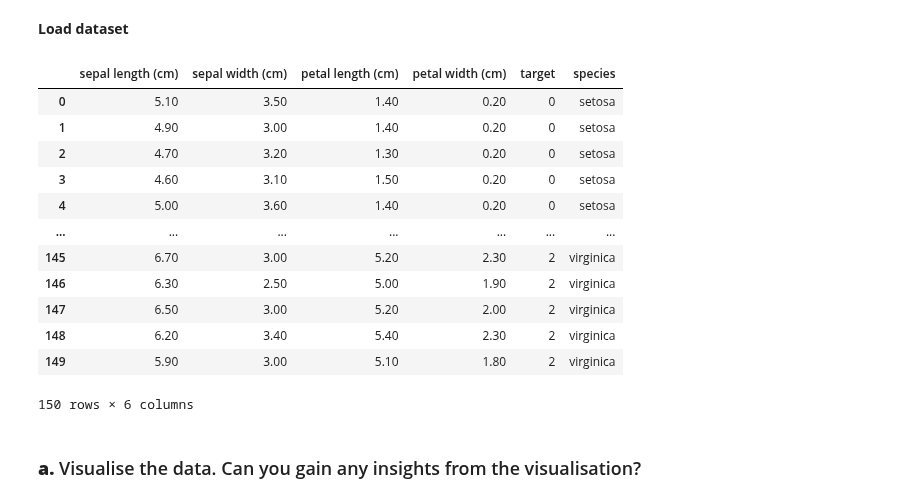
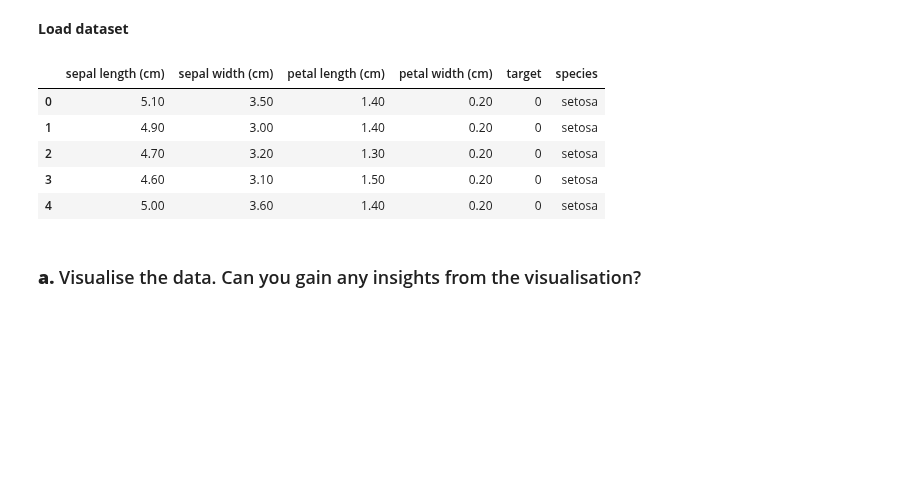
Before and after one commit to chenbin234/DAT405-DIT407-Introduction-to-data-science-and-AI, a Jupyter notebook: Assignment_2/Dimitrios/intro_to_AI_ass2.ipynb, the cells around one changed output. Drawn from its saved outputs; the diff is of its cells as text; code cells hidden in the pictures; blank space fills up the shorter version.

```diff
--- a/Assignment_2/Dimitrios/intro_to_AI_ass2.ipynb
+++ b/Assignment_2/Dimitrios/intro_to_AI_ass2.ipynb
@@ -126,25 +116,18 @@ Several ways to improve the model's ability to predict selling prices:
 # %%
 iris_dataset = load_iris()
 
 iris_df = pd.DataFrame(iris_dataset['data'], columns = iris_dataset['feature_names'])
 iris_df['target'] = pd.Series(iris_dataset['target'])
 iris_df['species'] = iris_df['target'].replace([0,1,2], [species for species in iris_dataset['target_names']])
 
-iris_df
+iris_df.head()
 # %% [output]
 |  | sepal length (cm) | sepal width (cm) | petal length (cm) | petal width (cm) | target | species |
 | 0 | 5.10 | 3.50 | 1.40 | 0.20 | 0 | setosa |
 | 1 | 4.90 | 3.00 | 1.40 | 0.20 | 0 | setosa |
 | 2 | 4.70 | 3.20 | 1.30 | 0.20 | 0 | setosa |
 | 3 | 4.60 | 3.10 | 1.50 | 0.20 | 0 | setosa |
 | 4 | 5.00 | 3.60 | 1.40 | 0.20 | 0 | setosa |
-| ... | ... | ... | ... | ... | ... | ... |
-| 145 | 6.70 | 3.00 | 5.20 | 2.30 | 2 | virginica |
-| 146 | 6.30 | 2.50 | 5.00 | 1.90 | 2 | virginica |
-| 147 | 6.50 | 3.00 | 5.20 | 2.00 | 2 | virginica |
-| 148 | 6.20 | 3.40 | 5.40 | 2.30 | 2 | virginica |
-| 149 | 5.90 | 3.00 | 5.10 | 1.80 | 2 | virginica |
-150 rows × 6 columns
 # %% [markdown]
 ### **a.** Visualise the data. Can you gain any insights from the visualisation?
 # %%
```
Also changed, not shown: parts of 5 cells of this notebook, 1 other file.
